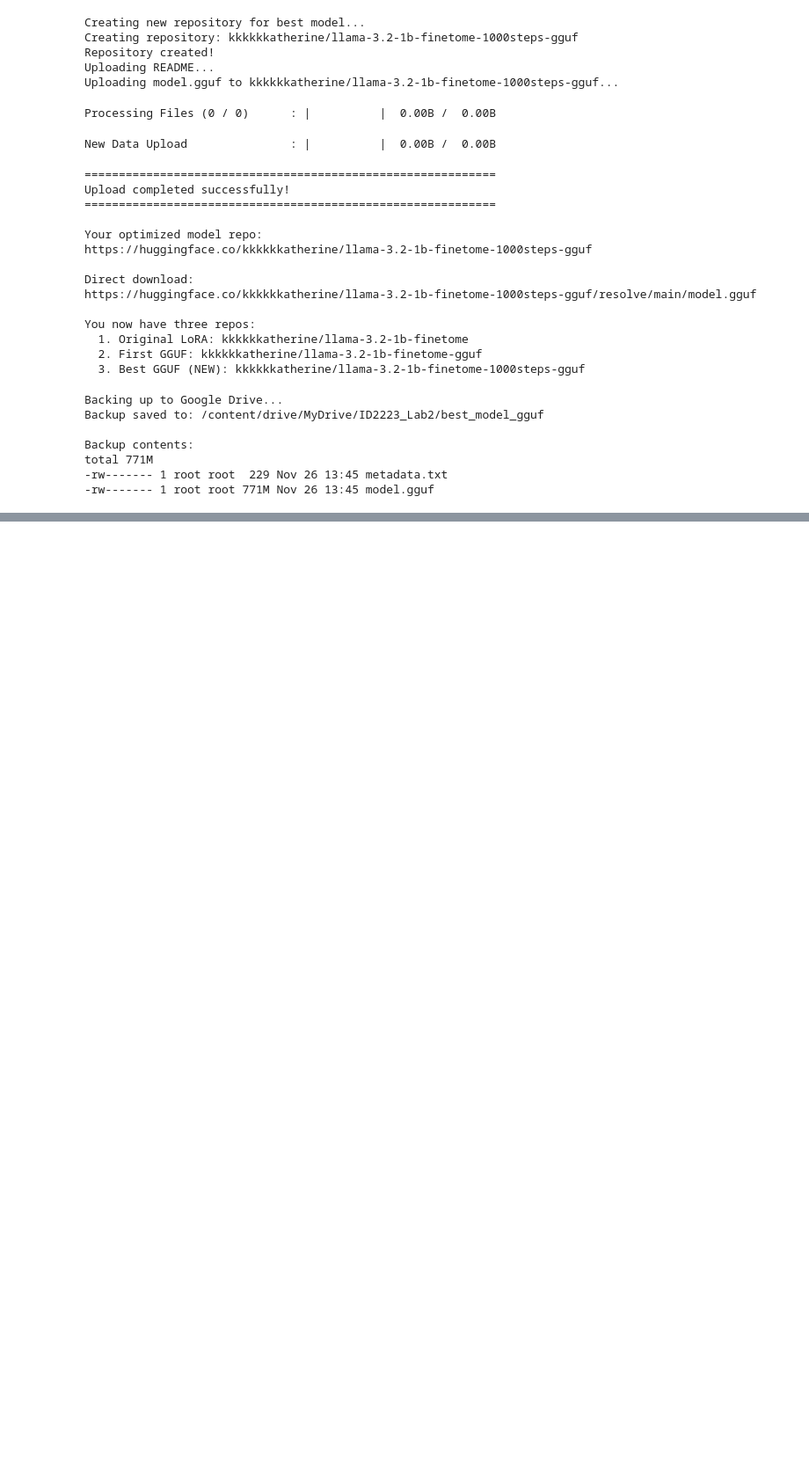
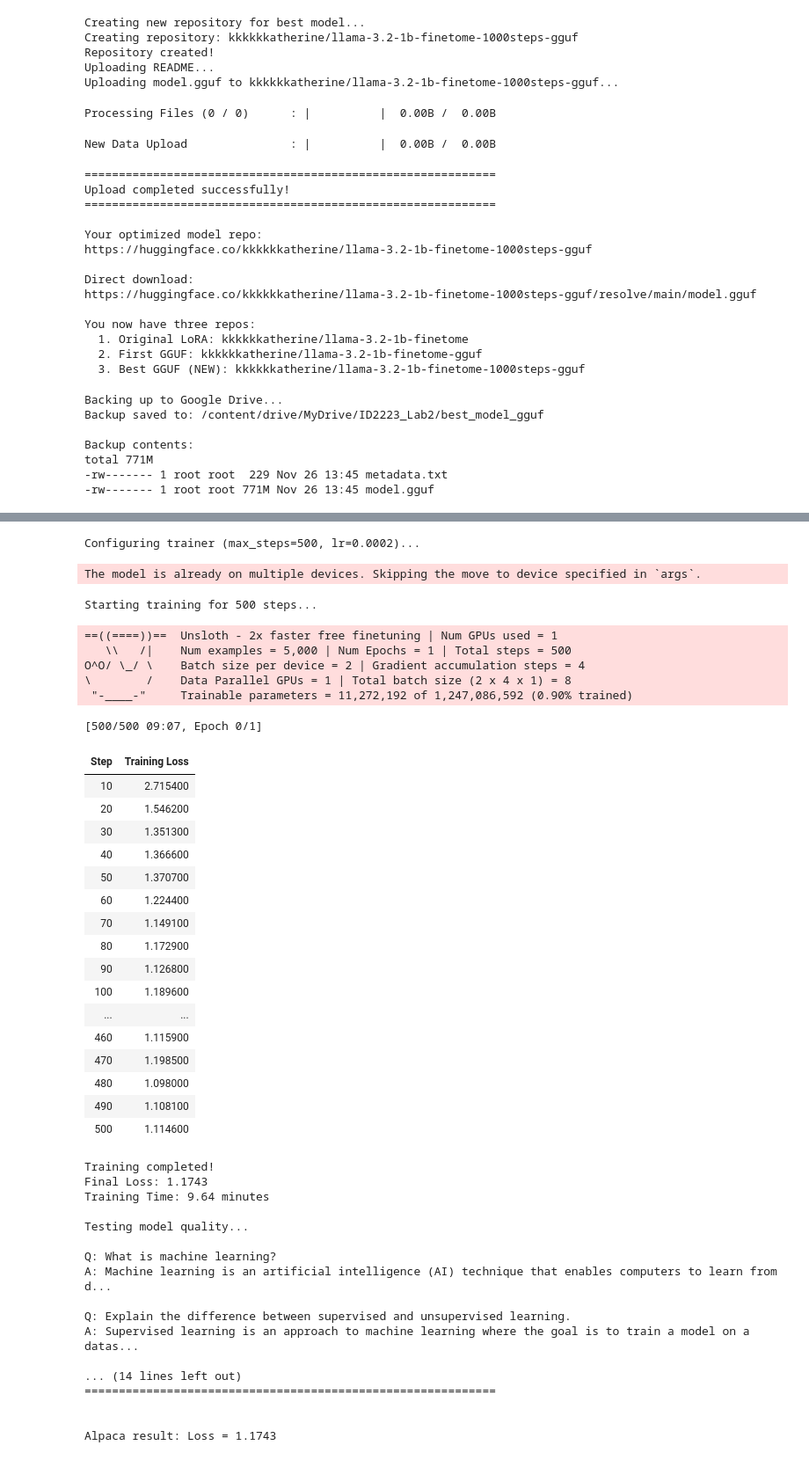
Before and after one commit to kkkkkkatherine01/ID2223_Lab2, a Jupyter notebook: notebooks/lab2_experiment.ipynb, the cells around one changed output, grey strips where cells are left out. Shown at 88% size. Cells and saved outputs as stored; diff of their text form; code cells hidden in the pictures; blank space fills up the shorter version.

```diff
--- a/notebooks/lab2_experiment.ipynb
+++ b/notebooks/lab2_experiment.ipynb
@@ -1553,0 +1746,13 @@ total 771M
+# %%
+# Cell C: 训练实验 - Alpaca
+result_alpaca = run_training_experiment(
+    experiment_name="exp11_data_alpaca",
+    dataset=dataset_alpaca,  # 现在可以用了！
+    max_steps=500,
+    learning_rate=2e-4,
+    lora_r=16,
+    lora_alpha=16,
+)
+
+print(f"\nAlpaca result: Loss = {result_alpaca['metrics']['final_loss']:.4f}")
+# %% [output]
@@ -1553,0 +1773,43 @@ total 771M
+Configuring trainer (max_steps=500, lr=0.0002)...
+The model is already on multiple devices. Skipping the move to device specified in `args`.
+Starting training for 500 steps...
+==((====))==  Unsloth - 2x faster free finetuning | Num GPUs used = 1
+   \\   /|    Num examples = 5,000 | Num Epochs = 1 | Total steps = 500
+O^O/ \_/ \    Batch size per device = 2 | Gradient accumulation steps = 4
+\        /    Data Parallel GPUs = 1 | Total batch size (2 x 4 x 1) = 8
+ "-____-"     Trainable parameters = 11,272,192 of 1,247,086,592 (0.90% trained)
+[500/500 09:07, Epoch 0/1]
+| Step | Training Loss |
+| 10 | 2.715400 |
+| 20 | 1.546200 |
+| 30 | 1.351300 |
+| 40 | 1.366600 |
+| 50 | 1.370700 |
+| 60 | 1.224400 |
+| 70 | 1.149100 |
+| 80 | 1.172900 |
+| 90 | 1.126800 |
+| 100 | 1.189600 |
+| ... | ... |
+| 460 | 1.115900 |
+| 470 | 1.198500 |
+| 480 | 1.098000 |
+| 490 | 1.108100 |
+| 500 | 1.114600 |
+Training completed!
+Final Loss: 1.1743
+Training Time: 9.64 minutes
+
+Testing model quality...
+
+Q: What is machine learning?
+A: Machine learning is an artificial intelligence (AI) technique that enables computers to learn from d...
+
+Q: Explain the difference between supervised and unsupervised learning.
+A: Supervised learning is an approach to machine learning where the goal is to train a model on a datas...
+
+... (14 lines left out)
+============================================================
+
+
+Alpaca result: Loss = 1.1743
```
Also changed, not shown: parts of 7 cells of this notebook, 2 other files.
